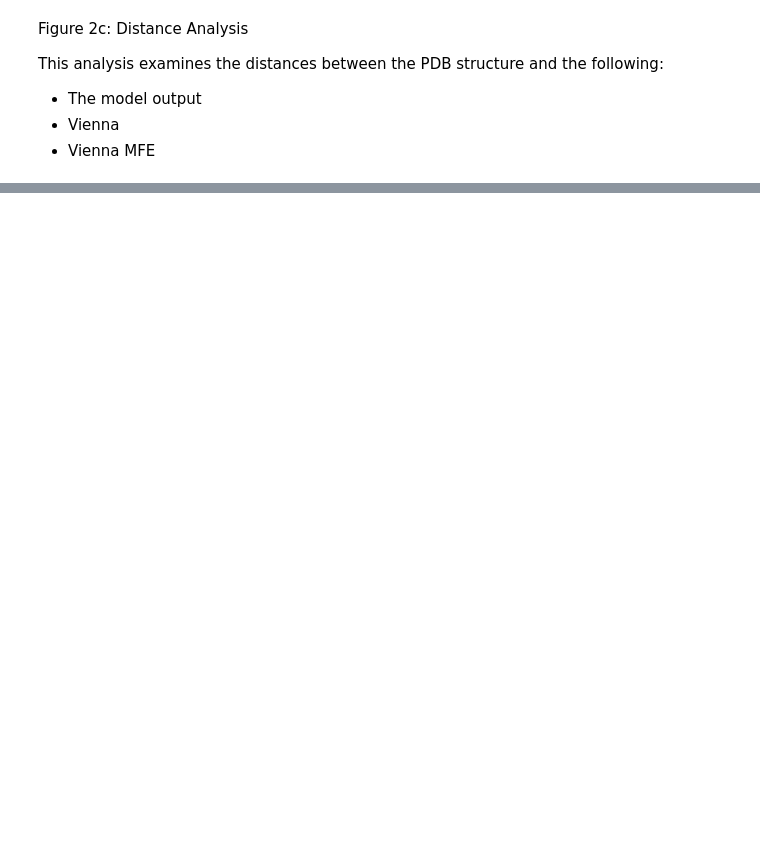
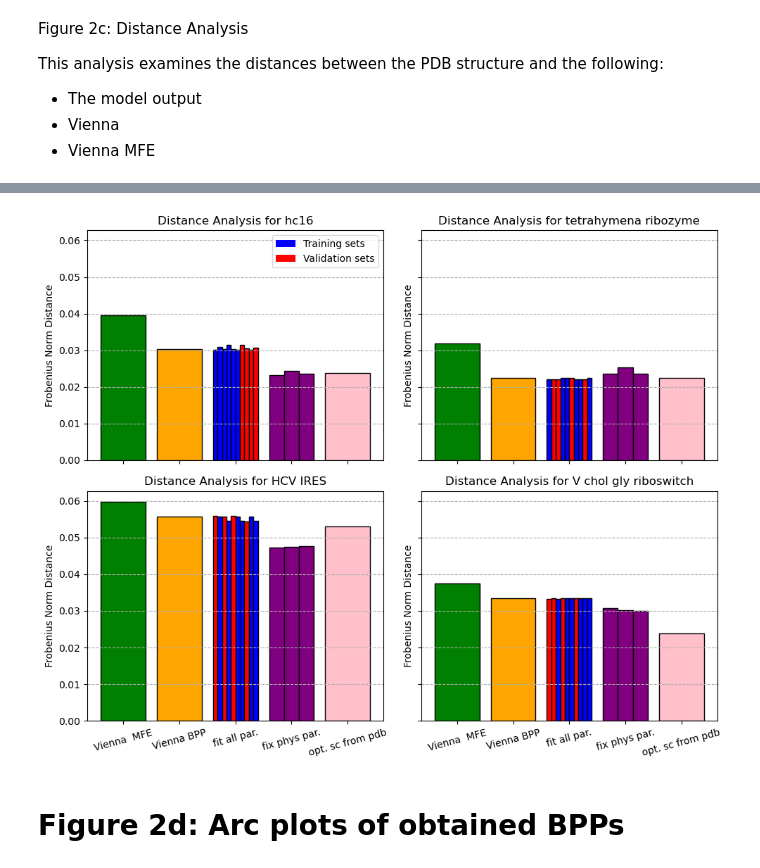
Before and after one commit to giusSacco/MERGE-RNA, a Jupyter notebook: maintext_figs.ipynb, the cells around one changed output, grey strips where cells are left out. Saved outputs shown, nothing was run; the diff lists cells and outputs as text; code cells hidden in the pictures; blank space fills up the shorter version.

```diff
--- a/maintext_figs.ipynb
+++ b/maintext_figs.ipynb
@@ -494,43 +439,91 @@ SyntaxError: invalid syntax (1218413542.py, line 105)
 # %%
-
+figs, axs = plt.subplots(2,2, figsize=(10, 8), sharex=True, sharey=True)
 #%%
-for system in systems_with_pdb:
+for i, system in enumerate(systems_with_pdb):
     # bar plot
     ax = axs.flatten()[i]
     bar_width = 0.8  # Standard bar width
 
     # Plot first two bars normally
-    ax.bar([0, 1], [distance_vienna_fc, distance_vienna_MFE],
-           color=['blue', 'orange'], edgecolor='k', width=bar_width)
+    ax.bar([0,1], [ distance_vienna_MFE[system], distance_vienna_bpp[system]],
+           color=['green', 'orange'], edgecolor='k', width=bar_width)
 
-    # for now: generate random model output
     distances_model_output = model_bpp_distances[system]
     colors = [col for col in model_is_validation[system]]
-    colors = ['blue' if is_val else 'red' for is_val in colors]
+    colors = ['red' if is_val else 'blue' for is_val in colors]
 
     # Calculate positions for model output bars to fit within same width as other bars
     n_model_bars = len(distances_model_output)
     model_bar_width = bar_width / n_model_bars
     start_pos = 2 - bar_width/2  # Start position for model output bars
     positions = [start_pos + i * model_bar_width + model_bar_width/2 for i in range(n_model_bars)]
 
     # Plot model output bars with calculated positions and width
     ax.bar(positions, distances_model_output, color=colors, edgecolor='k',
-           alpha=0.7, width=model_bar_width*0.9)  # 0.9 to add small gaps between bars
+           width=model_bar_width)  # 0.9 to add small gaps between bars
+    # plot single system bpp
+    single_bpp_system_list = [single_system_bpps[system][folder] for folder in single_system_folders if system == system]
+    if single_bpp_system_list is not None:
+        single_bpp_distances = []
+        n_model_bars = len(single_bpp_system_list)
+        model_bar_width = bar_width / n_model_bars
+        start_pos = 3 - bar_width/2  # Start position for model output bars
+        positions = [start_pos + i * model_bar_width + model_bar_width/2 for i in range(n_model_bars)]
+        for single_bpp in single_bpp_system_list:
+            # Compute distance for each single system fit
+            single_bpp_distance = compute_distance(single_bpp, bpp_pdb_dict[system])
+            single_bpp_distances.append(single_bpp_distance)
+        ax.bar(positions, single_bpp_distances, color='purple', edgecolor='k',width=model_bar_width)
+    else:
+        single_bpp_distance = np.nan
+
+    # add bar with optimal constrains from pdb
+    exps = [Experiment(path) for path in Experiment.paths_to_redmond_ivt_data_txt
+            if Experiment(path).system == system]
+    exps = [exp for exp in exps if exp.conc_mM != 85]  # remove 85mM data
+    multi_exp = MultiSystemsFit(exps, infer_1D_sc=True)
+    # loss from model fit
+    exp = exps[0]
+    # Get sequence and PDB secondary structure
+    exp.add_pdb_ss_to_df(exp.raw_df)
+    ss_pdb = ''.join(exp.df['pdb_ss'])
+    is_paired = np.array([-1 if nb in '()' else 1 if nb == '.' else 0 for nb in ss_pdb])
+    #lambda_magnitude[system]
+    lambda_magnitude = optimal_lambda_magnitude_per_system[system]
+    lambda_sc = is_paired * lambda_magnitude
+    params_1D = np.append(physical_params.copy(), lambda_sc)
+    # compute bpp
+    fc = RNA.fold_compound(exp.seq)
+    RNA.cvar.temperature = exp.temp_C
+    exp_fit = multi_exp.systems[0].exp_fits_all[0]
+    exp_fit.apply_soft_constraints(lambda_sc, fc)
+    fc.pf()
+    bpp = np.array(fc.bpp())[1:, 1:]
+    bpps_dist_with_pdb_sc=compute_distance(bpp, bpp_pdb_dict[system])
+    # Plot model output bars with calculated positions and width
+    ax.bar(4, bpps_dist_with_pdb_sc, color='pink', edgecolor='k',
+           width=bar_width)
+
+
+
 
     ax.set_ylabel('Frobenius Norm Distance')
     ax.set_title(f'Distance Analysis for {system.replace("_", " ")}')
-    ax.grid(axis='y', linestyle='--', alpha=0.7)
-    ax.set_xticks([0, 1, 2])
-    ax.set_xticklabels(['Vienna FC', 'Vienna MFE', 'Model Output'], rotation=0)
+    ax.grid(axis='y', linestyle='--')
+    ax.set_xticks([0, 1, 2, 3, 4])
+    ax.set_xticklabels(['Vienna  MFE', 'Vienna BPP', 'fit all par.', 'fix phys par.', 'opt. sc from pdb'], rotation=15)
 
     # Add legend for model output colors
     from matplotlib.patches import Patch
     legend_elements = [
-        Patch(facecolor='blue', alpha=0.7, label='Training sets'),
-        Patch(facecolor='red', alpha=0.7, label='Validation sets')
+        Patch(facecolor='blue', label='Training sets'),
+        Patch(facecolor='red', label='Validation sets')
     ]
-    ax.legend(handles=legend_elements, loc='upper right')
+    axs[0, 0].legend(handles=legend_elements, loc='upper right')
 
 plt.tight_layout()
 plt.show()
+# %% [output]
+[figure, added]
+# %% [markdown]
+# Figure 2d: Arc plots of obtained BPPs
```
Also changed, not shown: parts of 5 cells of this notebook.
